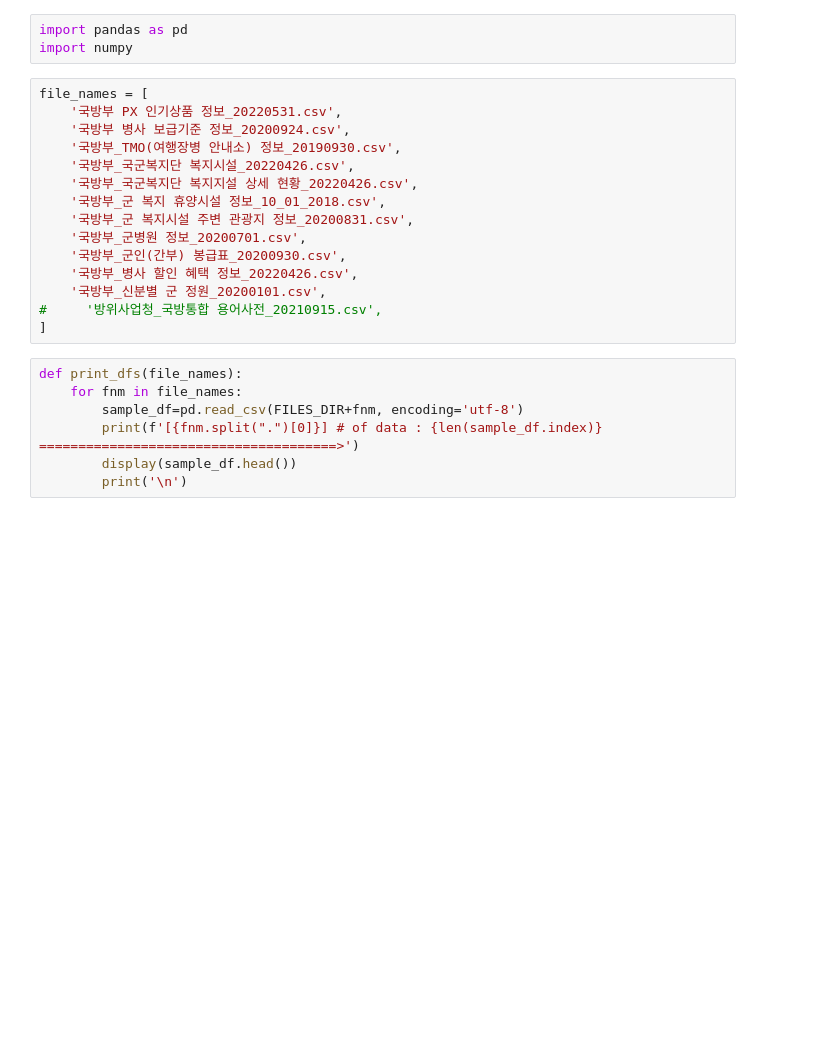
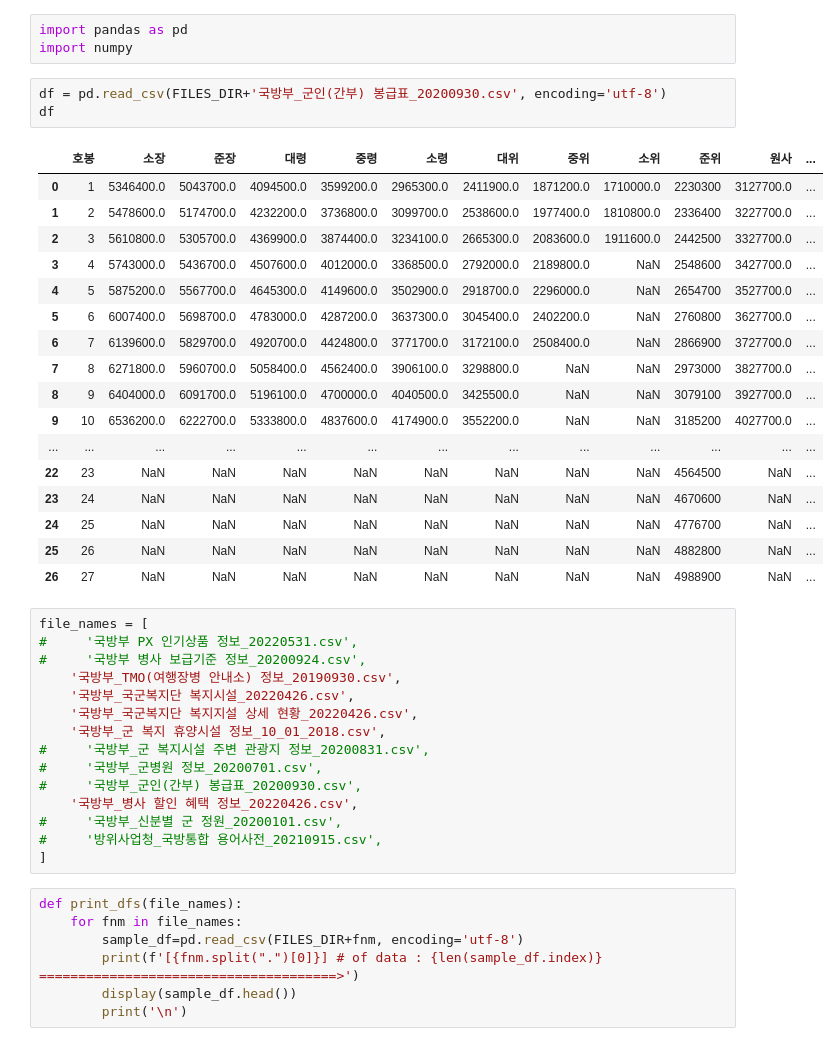
Before and after one commit to koscomcop/2022Military-Chatbot-jupyter, a Jupyter notebook: source/create_dataset.ipynb, the cells around one changed output. Drawn from its saved outputs; the diff is of its cells as text; blank space fills up the shorter version.

```diff
--- a/source/create_dataset.ipynb
+++ b/source/create_dataset.ipynb
@@ -30,19 +30,40 @@ for dirname, _, filenames in os.walk(FILES_DIR):
 # %%
 import pandas as pd
 import numpy
+# %%
+df = pd.read_csv(FILES_DIR+'국방부_군인(간부) 봉급표_20200930.csv', encoding='utf-8')
+df
+# %% [output]
+|  | 호봉 | 소장 | 준장 | 대령 | 중령 | 소령 | 대위 | 중위 | 소위 | 준위 | 원사 | ... |
+| 0 | 1 | 5346400.0 | 5043700.0 | 4094500.0 | 3599200.0 | 2965300.0 | 2411900.0 | 1871200.0 | 1710000.0 | 2230300 | 3127700.0 | ... |
+| 1 | 2 | 5478600.0 | 5174700.0 | 4232200.0 | 3736800.0 | 3099700.0 | 2538600.0 | 1977400.0 | 1810800.0 | 2336400 | 3227700.0 | ... |
+| 2 | 3 | 5610800.0 | 5305700.0 | 4369900.0 | 3874400.0 | 3234100.0 | 2665300.0 | 2083600.0 | 1911600.0 | 2442500 | 3327700.0 | ... |
+| 3 | 4 | 5743000.0 | 5436700.0 | 4507600.0 | 4012000.0 | 3368500.0 | 2792000.0 | 2189800.0 | NaN | 2548600 | 3427700.0 | ... |
+| 4 | 5 | 5875200.0 | 5567700.0 | 4645300.0 | 4149600.0 | 3502900.0 | 2918700.0 | 2296000.0 | NaN | 2654700 | 3527700.0 | ... |
+| 5 | 6 | 6007400.0 | 5698700.0 | 4783000.0 | 4287200.0 | 3637300.0 | 3045400.0 | 2402200.0 | NaN | 2760800 | 3627700.0 | ... |
+| 6 | 7 | 6139600.0 | 5829700.0 | 4920700.0 | 4424800.0 | 3771700.0 | 3172100.0 | 2508400.0 | NaN | 2866900 | 3727700.0 | ... |
+| 7 | 8 | 6271800.0 | 5960700.0 | 5058400.0 | 4562400.0 | 3906100.0 | 3298800.0 | NaN | NaN | 2973000 | 3827700.0 | ... |
+| 8 | 9 | 6404000.0 | 6091700.0 | 5196100.0 | 4700000.0 | 4040500.0 | 3425500.0 | NaN | NaN | 3079100 | 3927700.0 | ... |
+| 9 | 10 | 6536200.0 | 6222700.0 | 5333800.0 | 4837600.0 | 4174900.0 | 3552200.0 | NaN | NaN | 3185200 | 4027700.0 | ... |
+| ... | ... | ... | ... | ... | ... | ... | ... | ... | ... | ... | ... | ... |
+| 22 | 23 | NaN | NaN | NaN | NaN | NaN | NaN | NaN | NaN | 4564500 | NaN | ... |
+| 23 | 24 | NaN | NaN | NaN | NaN | NaN | NaN | NaN | NaN | 4670600 | NaN | ... |
+| 24 | 25 | NaN | NaN | NaN | NaN | NaN | NaN | NaN | NaN | 4776700 | NaN | ... |
+| 25 | 26 | NaN | NaN | NaN | NaN | NaN | NaN | NaN | NaN | 4882800 | NaN | ... |
+| 26 | 27 | NaN | NaN | NaN | NaN | NaN | NaN | NaN | NaN | 4988900 | NaN | ... |
 # %%
 file_names = [
-    '국방부 PX 인기상품 정보_20220531.csv',
-    '국방부 병사 보급기준 정보_20200924.csv',
+#     '국방부 PX 인기상품 정보_20220531.csv',
+#     '국방부 병사 보급기준 정보_20200924.csv',
     '국방부_TMO(여행장병 안내소) 정보_20190930.csv',
     '국방부_국군복지단 복지시설_20220426.csv',
     '국방부_국군복지단 복지지설 상세 현황_20220426.csv',
     '국방부_군 복지 휴양시설 정보_10_01_2018.csv',
-    '국방부_군 복지시설 주변 관광지 정보_20200831.csv',
-    '국방부_군병원 정보_20200701.csv',
-    '국방부_군인(간부) 봉급표_20200930.csv',
+#     '국방부_군 복지시설 주변 관광지 정보_20200831.csv',
+#     '국방부_군병원 정보_20200701.csv',
+#     '국방부_군인(간부) 봉급표_20200930.csv',
     '국방부_병사 할인 혜택 정보_20220426.csv',
-    '국방부_신분별 군 정원_20200101.csv',
+#     '국방부_신분별 군 정원_20200101.csv',
 #     '방위사업청_국방통합 용어사전_20210915.csv',
 ]
 # %%
```
Also changed, not shown: parts of 23 cells of this notebook.
